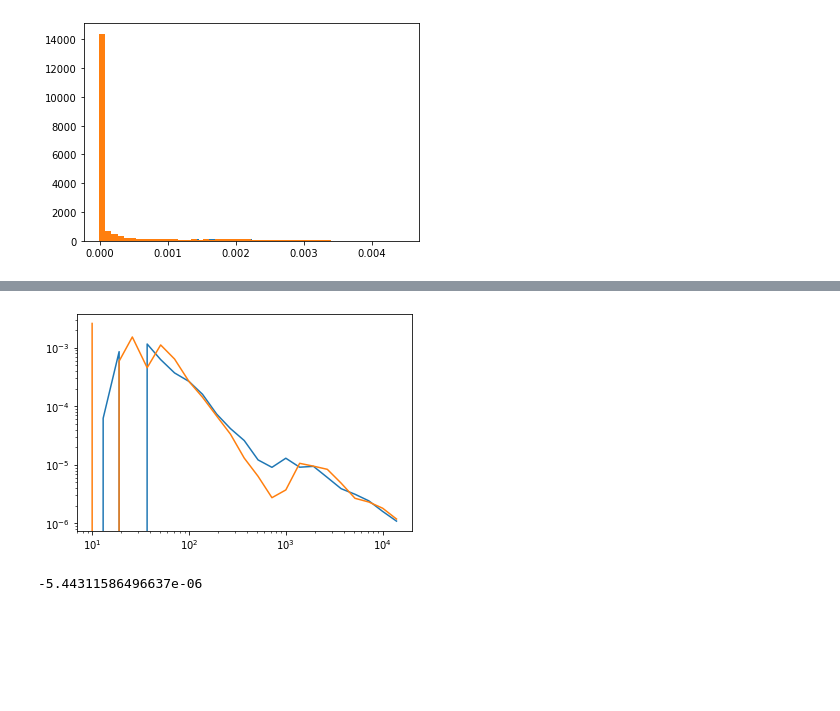
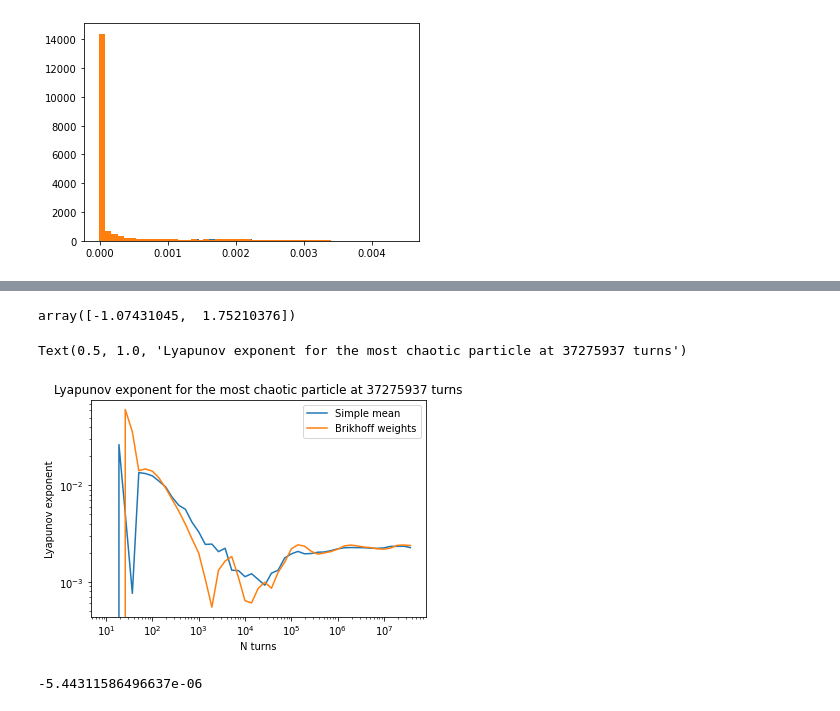
Before and after one commit to carlidel/tangent_map, a Jupyter notebook: 220914_focused_analysis/4_birkhoff_test.ipynb, the cells around one changed output, grey strips where cells are left out. Drawn from its saved outputs; the diff is of its cells as text; code cells hidden in the pictures; blank space fills up the shorter version.

Commit message:
tuen stuff

```diff
--- a/220914_focused_analysis/4_birkhoff_test.ipynb
+++ b/220914_focused_analysis/4_birkhoff_test.ipynb
@@ -10,4 +10,6 @@ sys.path.insert(0, '/home/HPC/camontan/turchetti_paper/')
 
 from clustering_scripts import *
 # %%
-f = h5py.File(f"/home/HPC/camontan/turchetti_paper/output/focused_scan/partial_data.h5", 'r')
+f = h5py.File(f"/home/HPC/camontan/turchetti_paper/output/focused_scan/focused_scan_analysis_type_lyapunov_birkhoff_lyapunov_birkhoff.h5", 'r')
+f_stab = h5py.File("/home/HPC/camontan/turchetti_paper/output/focused_scan/focused_scan_analysis_type_stability_stability.h5", "r")
+f_lyap = h5py.File("/home/HPC/camontan/turchetti_paper/output/focused_scan/focused_scan_analysis_type_tangent_map_tangent_stuff.h5", "r")
@@ -31,0 +492,21 @@ plt.hist(f['1000000']['lyapunov_b_x'][:], bins=50);
+# %%
+idx = np.nanargmin(f['37275937']['lyapunov_b_x'][:])
+time = []
+data_1 = []
+data_2 = []
+
+for key in f:
+    if not key.isdigit():
+        continue
+    time.append(int(key))
+    data_1.append(f[key]['lyapunov_x'][idx])
+    data_2.append(f[key]['lyapunov_b_x'][idx])
+
+time = np.array(time)
+data_1 = np.array(data_1)
+data_2 = np.array(data_2)
+
+sort_idx = np.argsort(time)
+time = time[sort_idx]
+data_1 = data_1[sort_idx]
+data_2 = data_2[sort_idx]
@@ -32,5 +592,9 @@ plt.hist(f['1000000']['lyapunov_b_x'][:], bins=50);
+# %%
+fit_2
+# %% [output]
+array([-1.07431045,  1.75210376])
 # %%
-idx = np.nanargmax(f['10000']['lyapunov_b_x'][:])
+idx = np.nanargmax(f['37275937']['lyapunov_b_x'][:])
 time = []
 data_1 = []
 data_2 = []
@@ -51,12 +615,17 @@ time = time[sort_idx]
 data_1 = data_1[sort_idx]
 data_2 = data_2[sort_idx]
 # %%
-plt.plot(time, data_1/time, label='lyapunov_x')
-plt.plot(time, data_2/time, label='lyapunov_b_x')
+plt.plot(time, data_1, label='Simple mean')
+plt.plot(time, data_2, label='Brikhoff weights')
 plt.xscale("log")
 plt.yscale("log")
+plt.legend()
+plt.xlabel("N turns")
+plt.ylabel("Lyapunov exponent")
+plt.title(f"Lyapunov exponent for the most chaotic particle at {37275937} turns")
 # %% [output]
+Text(0.5, 1.0, 'Lyapunov exponent for the most chaotic particle at 37275937 turns')
-[figure, old version]
+[figure, new version]
 # %%
 f['1000000']['lyapunov_b_x'][np.nanargmin(f['1000000']['lyapunov_b_x'][:])]
 # %% [output]
```
Also changed, not shown: parts of 31 cells of this notebook, 8 other files.
